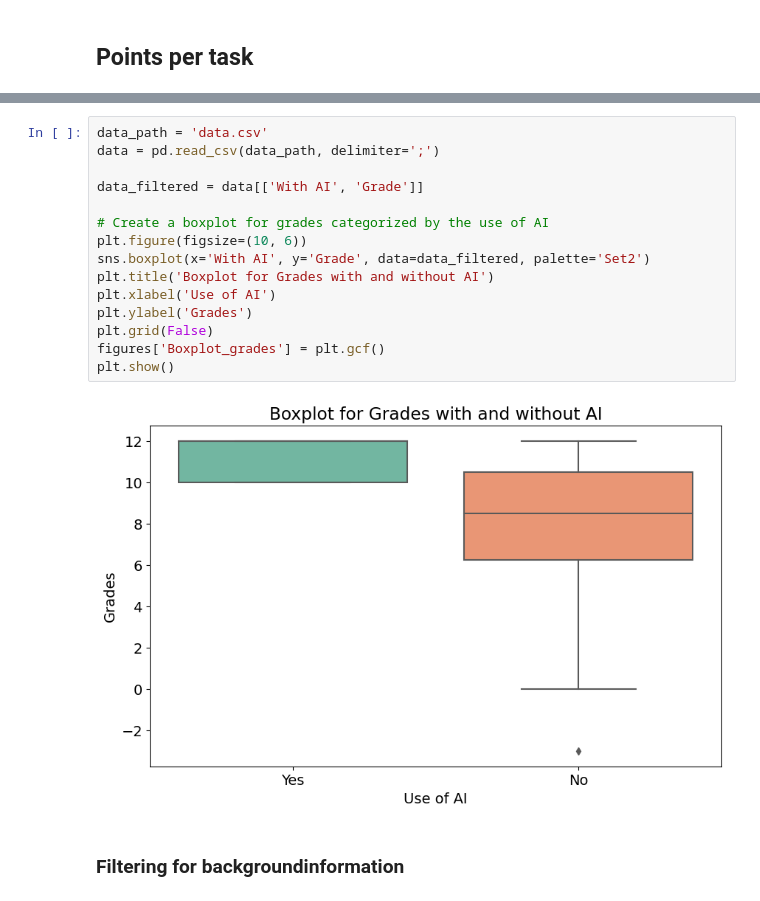
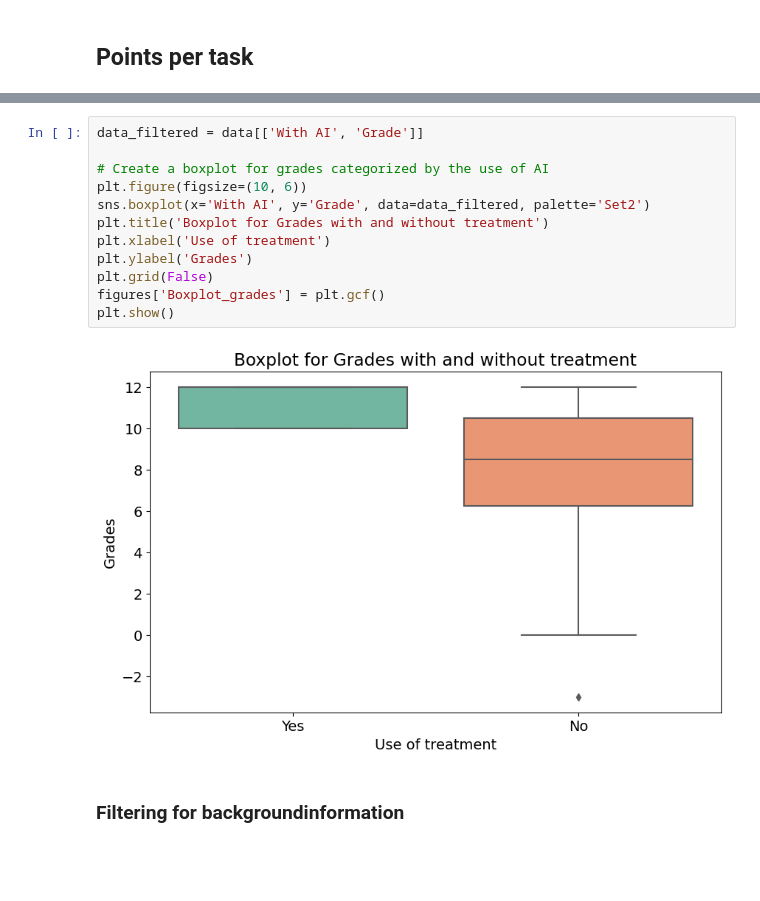
Before and after one commit to cseetreview/review_project, a Jupyter notebook: Notebook.ipynb, the cells around one changed output, grey strips where cells are left out. Saved outputs shown, nothing was run; the diff lists cells and outputs as text; blank space fills up the shorter version.

```diff
--- a/Notebook.ipynb
+++ b/Notebook.ipynb
@@ -162,22 +161,19 @@ Exam set 2 Tasks Points Comparison:
 {'Task': 'Task 6', 'Without AI': 12.25, 'With AI': 13.25, 'Difference': 1.0, 'Max Points': 15}
 {'Task': 'Task 7', 'Without AI': 10.0, 'With AI': 24.17, 'Difference': 14.17, 'Max Points': 25}
 # %%
-data_path = 'data.csv'
-data = pd.read_csv(data_path, delimiter=';')
-
 data_filtered = data[['With AI', 'Grade']]
 
 # Create a boxplot for grades categorized by the use of AI
 plt.figure(figsize=(10, 6))
 sns.boxplot(x='With AI', y='Grade', data=data_filtered, palette='Set2')
-plt.title('Boxplot for Grades with and without AI')
-plt.xlabel('Use of AI')
+plt.title('Boxplot for Grades with and without treatment')
+plt.xlabel('Use of treatment')
 plt.ylabel('Grades')
 plt.grid(False)
 figures['Boxplot_grades'] = plt.gcf()
 plt.show()
 # %% [output]
-[figure, old version]
+[figure, new version]
 # %% [markdown]
 ### Filtering for backgroundinformation
 # %%
```
Also changed, not shown: parts of 5 cells of this notebook, 1 other file.
